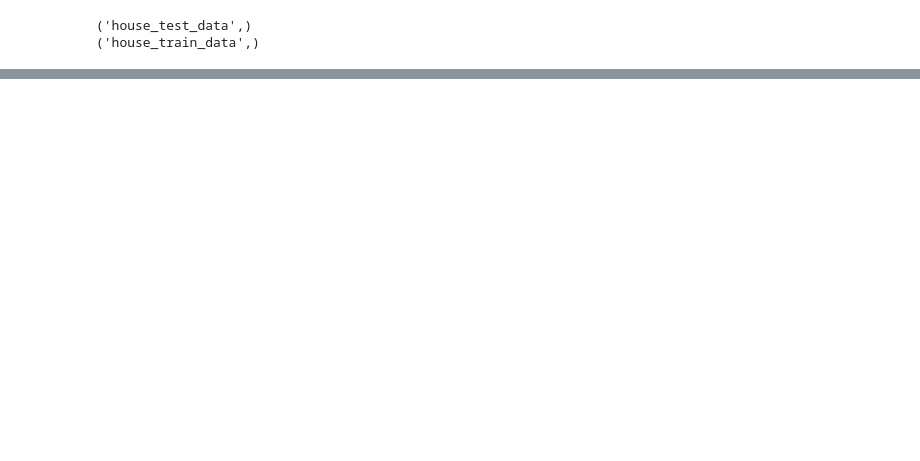
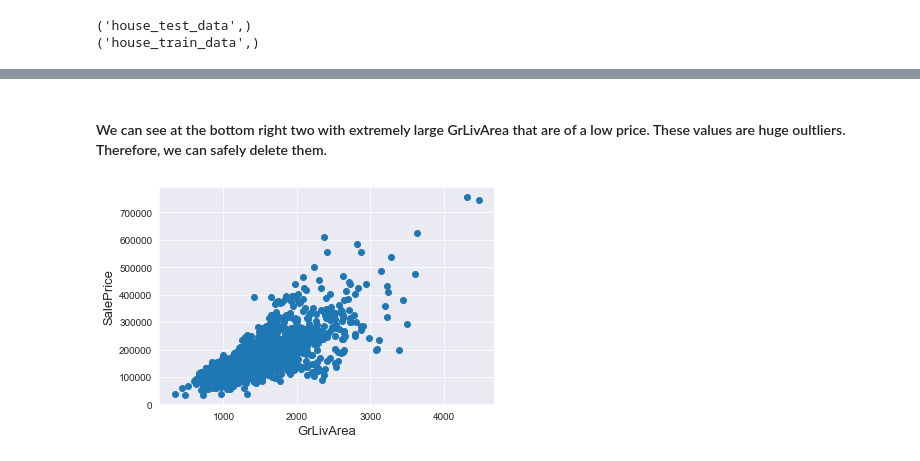
Before and after one commit to jinghuaping/house_price_model, a Jupyter notebook: house_model.ipynb, the cells around one changed output, grey strips where cells are left out. Cells and saved outputs as stored; diff of their text form; code cells hidden in the pictures; blank space fills up the shorter version.

```diff
--- a/house_model.ipynb
+++ b/house_model.ipynb
@@ -71,0 +127,14 @@ test_df
+# %% [markdown]
+#### We can see at the bottom right two with extremely large GrLivArea that are of a low price. These values are huge oultliers. Therefore, we can safely delete them.
+# %%
+#Deleting outliers
+train = train_df.drop(train_df[(train_df['GrLivArea']>4000) & (train_df['SalePrice']<300000)].index)
+
+#Check the graphic again
+fig, ax = plt.subplots()
+ax.scatter(train['GrLivArea'], train['SalePrice'])
+plt.ylabel('SalePrice', fontsize=13)
+plt.xlabel('GrLivArea', fontsize=13)
+plt.show()
+# %% [output]
+[figure, added]
```
Also changed, not shown: parts of 73 cells of this notebook.
